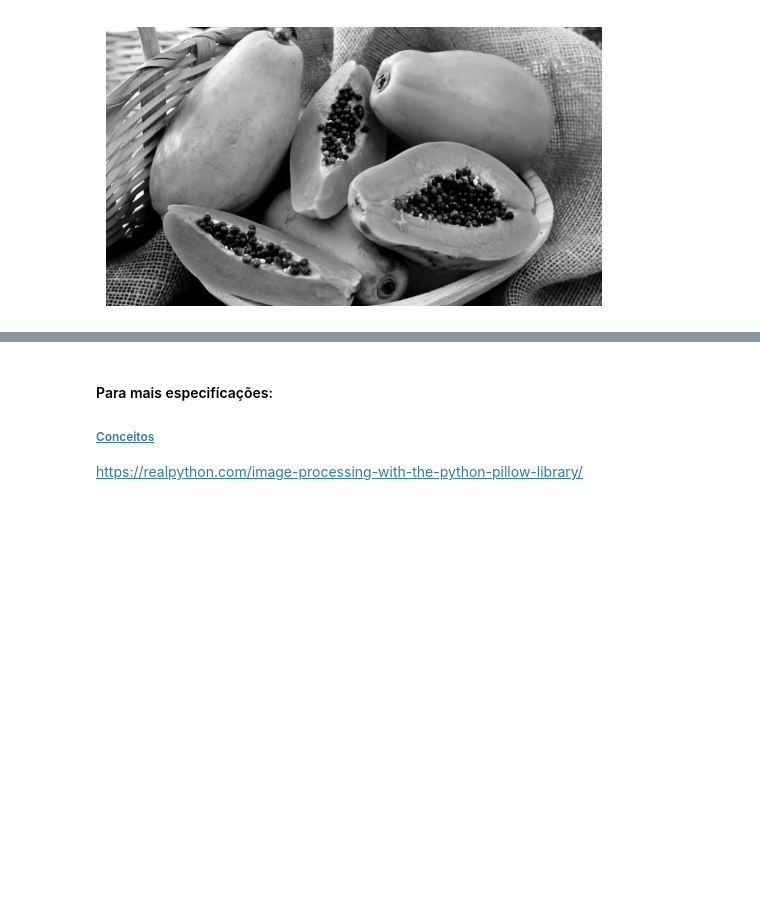
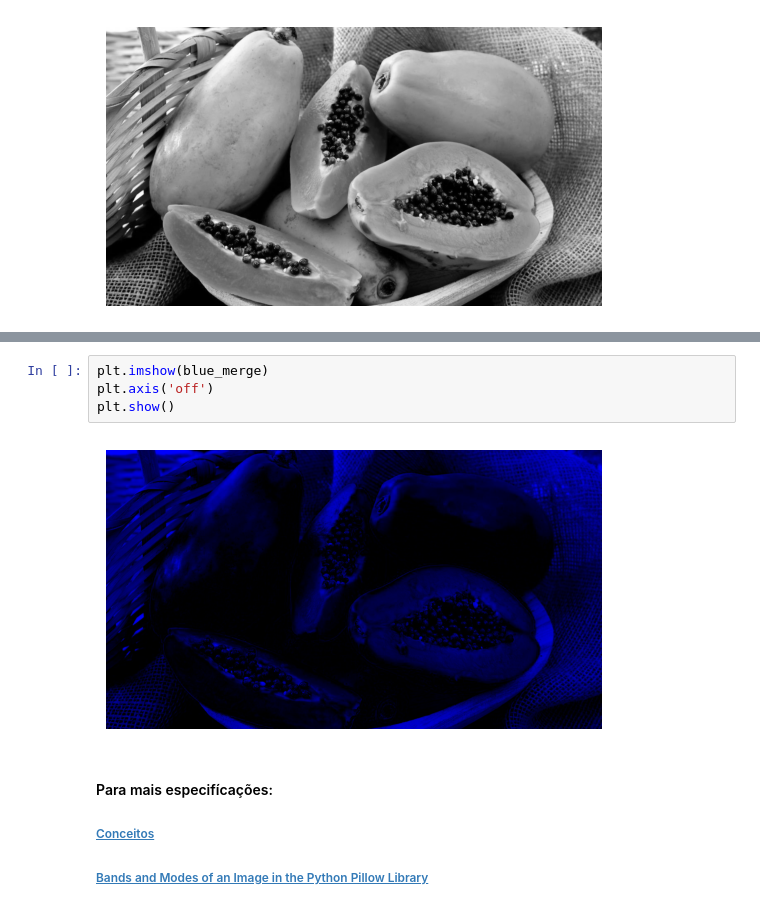
Before and after one commit to pizza2u/Python, a Jupyter notebook: Bibliotecas/Biblioteca PIL/2/2.ipynb, the cells around one changed output, grey strips where cells are left out. Drawn from its saved outputs; the diff is of its cells as text; blank space fills up the shorter version.

```diff
--- a/Bibliotecas/Biblioteca PIL/2/2.ipynb
+++ b/Bibliotecas/Biblioteca PIL/2/2.ipynb
@@ -84,5 +133,11 @@ plt.show()
+# %%
+plt.imshow(blue_merge)
+plt.axis('off')
+plt.show()
+# %% [output]
+[figure, added]
 # %% [markdown]
 #### Para mais especifícações:
 ###### [Conceitos](https://pillow.readthedocs.io/en/stable/handbook/concepts.html)
 
-https://realpython.com/image-processing-with-the-python-pillow-library/
+###### [Bands and Modes of an Image in the Python Pillow Library](https://realpython.com/image-processing-with-the-python-pillow-library/)
```
Also changed, not shown: parts of 7 cells of this notebook.
